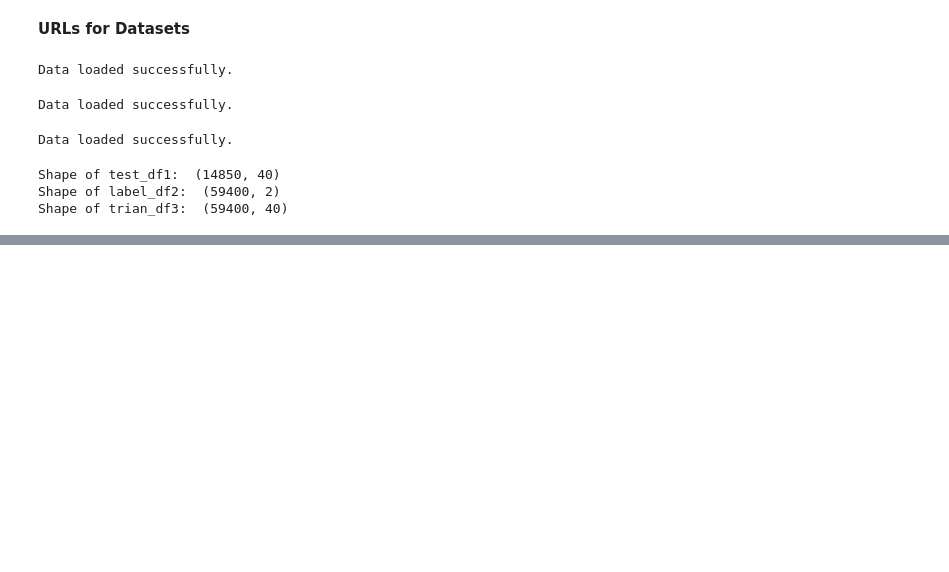
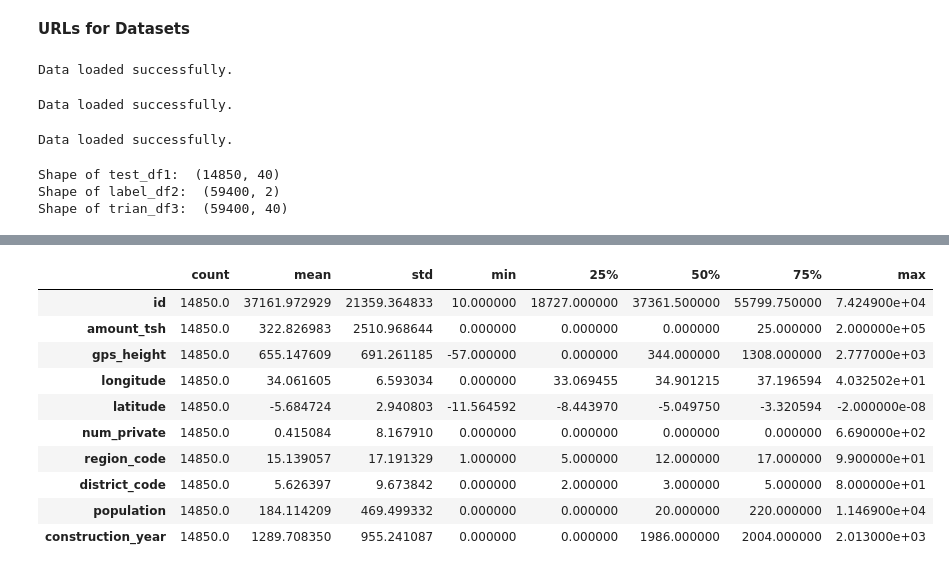
Before and after one commit to albert-raphael/water-pump, a Jupyter notebook: Notebooks/water-pump.ipynb, the cells around one changed output, grey strips where cells are left out. Saved outputs shown, nothing was run; the diff lists cells and outputs as text; code cells hidden in the pictures; blank space fills up the shorter version.

```diff
--- a/Notebooks/water-pump.ipynb
+++ b/Notebooks/water-pump.ipynb
@@ -230,0 +416,16 @@ Shape of trian_df3:  (59400, 40)
+# %%
+# --- Numeric summaries ---
+num_cols = test_df1.select_dtypes(include="number").columns
+test_df1[num_cols].describe().T
+# %% [output]
+|  | count | mean | std | min | 25% | 50% | 75% | max |
+| id | 14850.0 | 37161.972929 | 21359.364833 | 10.000000 | 18727.000000 | 37361.500000 | 55799.750000 | 7.424900e+04 |
+| amount_tsh | 14850.0 | 322.826983 | 2510.968644 | 0.000000 | 0.000000 | 0.000000 | 25.000000 | 2.000000e+05 |
+| gps_height | 14850.0 | 655.147609 | 691.261185 | -57.000000 | 0.000000 | 344.000000 | 1308.000000 | 2.777000e+03 |
+| longitude | 14850.0 | 34.061605 | 6.593034 | 0.000000 | 33.069455 | 34.901215 | 37.196594 | 4.032502e+01 |
+| latitude | 14850.0 | -5.684724 | 2.940803 | -11.564592 | -8.443970 | -5.049750 | -3.320594 | -2.000000e-08 |
+| num_private | 14850.0 | 0.415084 | 8.167910 | 0.000000 | 0.000000 | 0.000000 | 0.000000 | 6.690000e+02 |
+| region_code | 14850.0 | 15.139057 | 17.191329 | 1.000000 | 5.000000 | 12.000000 | 17.000000 | 9.900000e+01 |
+| district_code | 14850.0 | 5.626397 | 9.673842 | 0.000000 | 2.000000 | 3.000000 | 5.000000 | 8.000000e+01 |
+| population | 14850.0 | 184.114209 | 469.499332 | 0.000000 | 0.000000 | 20.000000 | 220.000000 | 1.146900e+04 |
+| construction_year | 14850.0 | 1289.708350 | 955.241087 | 0.000000 | 0.000000 | 1986.000000 | 2004.000000 | 2.013000e+03 |
```
Also changed, not shown: parts of 20 cells of this notebook.
